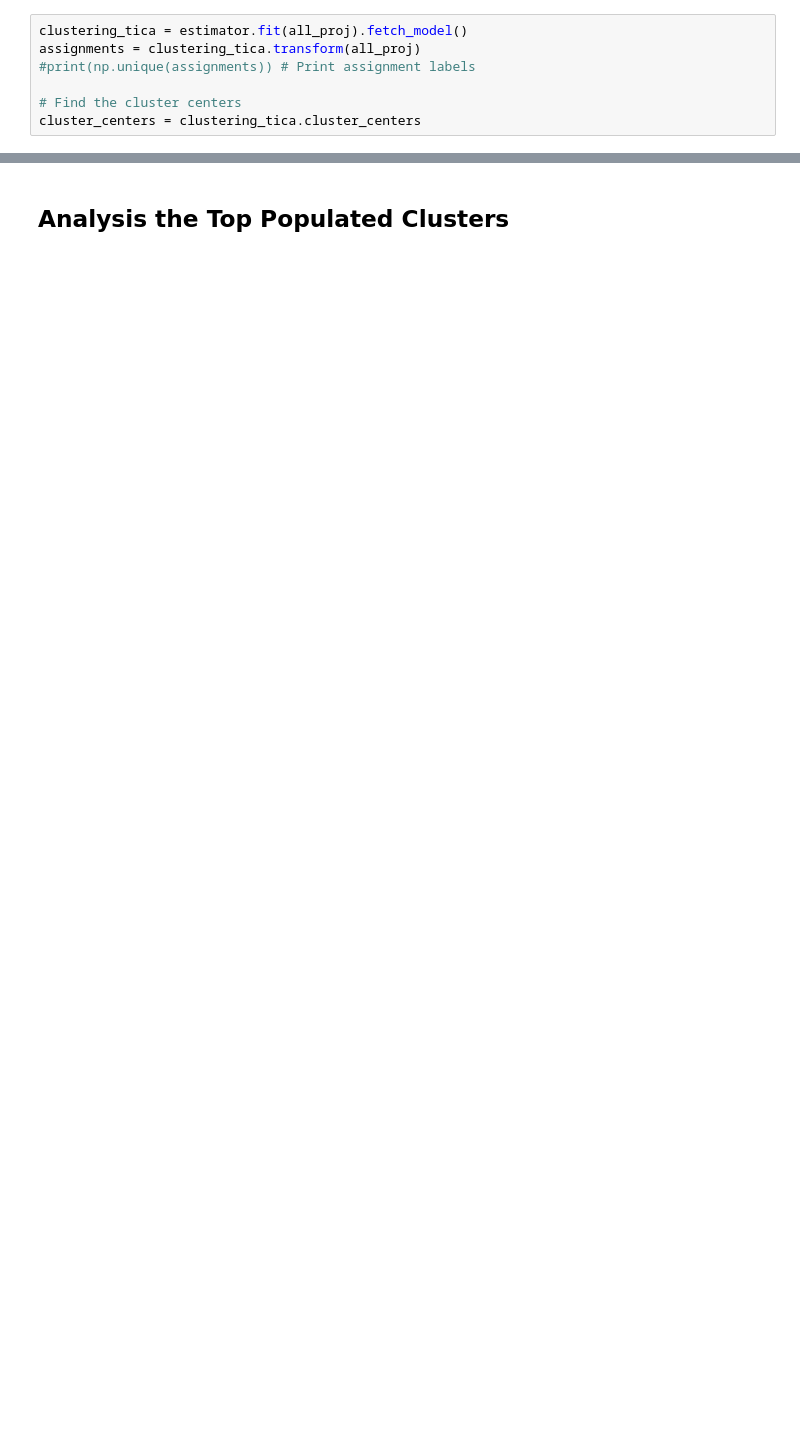
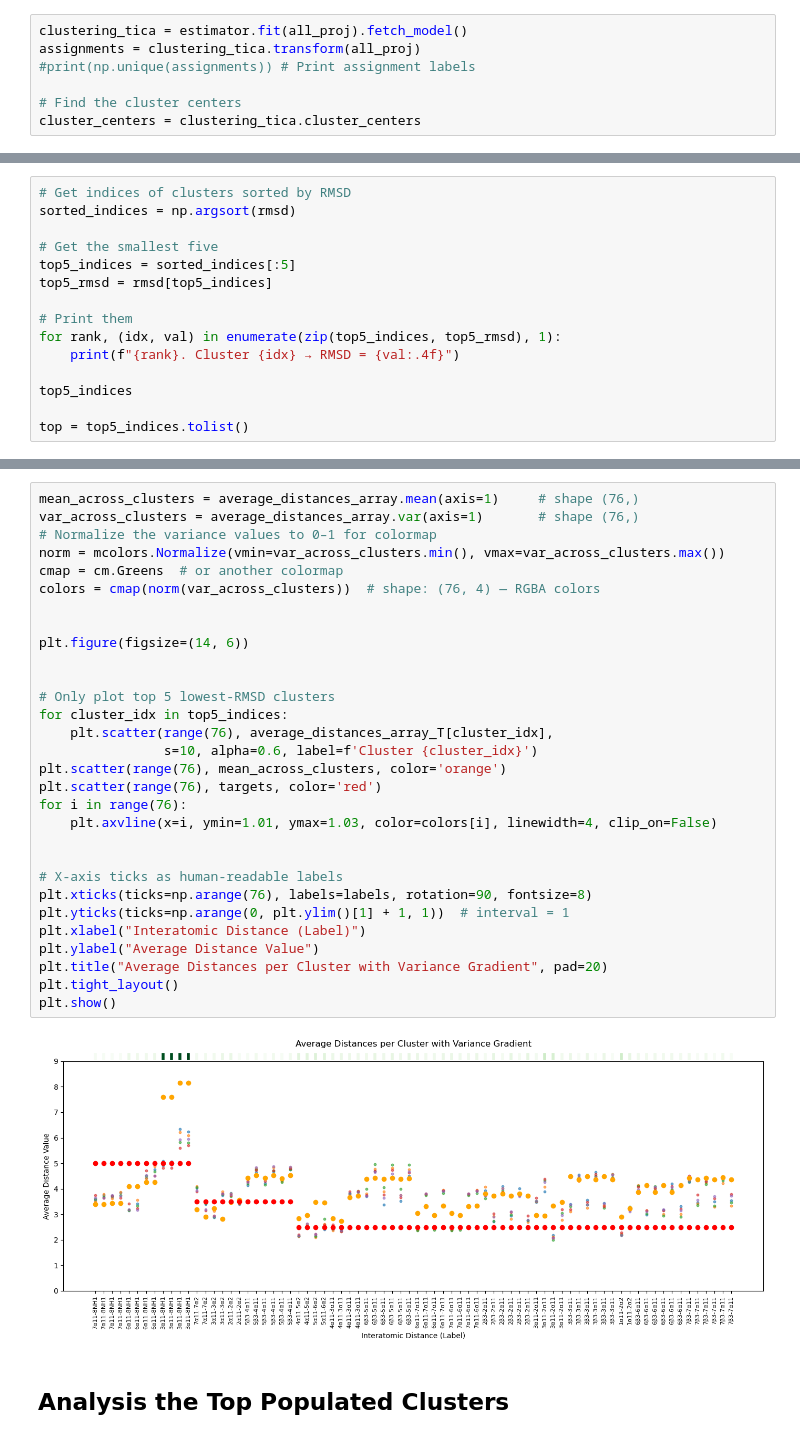
Before and after one commit to vvoelz/nspe-oligomers, a Jupyter notebook: peptoid/nspe_7_1/analysis/clustering_traj.ipynb, the cells around one changed output, grey strips where cells are left out. Drawn from its saved outputs; the diff is of its cells as text; blank space fills up the shorter version.

```diff
--- a/peptoid/nspe_7_1/analysis/clustering_traj.ipynb
+++ b/peptoid/nspe_7_1/analysis/clustering_traj.ipynb
@@ -262,0 +551,15 @@ plt.show()
+# %%
+# Get indices of clusters sorted by RMSD
+sorted_indices = np.argsort(rmsd)
+
+# Get the smallest five
+top5_indices = sorted_indices[:5]
+top5_rmsd = rmsd[top5_indices]
+
+# Print them
+for rank, (idx, val) in enumerate(zip(top5_indices, top5_rmsd), 1):
+    print(f"{rank}. Cluster {idx} → RMSD = {val:.4f}")
+
+top5_indices
+
+top = top5_indices.tolist()
@@ -263,2 +572,34 @@ plt.show()
+# %%
+mean_across_clusters = average_distances_array.mean(axis=1)     # shape (76,)
+var_across_clusters = average_distances_array.var(axis=1)       # shape (76,)
+# Normalize the variance values to 0–1 for colormap
+norm = mcolors.Normalize(vmin=var_across_clusters.min(), vmax=var_across_clusters.max())
+cmap = cm.Greens  # or another colormap
+colors = cmap(norm(var_across_clusters))  # shape: (76, 4) — RGBA colors
+
+
+plt.figure(figsize=(14, 6))
+
+
+# Only plot top 5 lowest-RMSD clusters
+for cluster_idx in top5_indices:
+    plt.scatter(range(76), average_distances_array_T[cluster_idx],
+                s=10, alpha=0.6, label=f'Cluster {cluster_idx}')
+plt.scatter(range(76), mean_across_clusters, color='orange')
+plt.scatter(range(76), targets, color='red')
+for i in range(76):
+    plt.axvline(x=i, ymin=1.01, ymax=1.03, color=colors[i], linewidth=4, clip_on=False)
+
+
+# X-axis ticks as human-readable labels
+plt.xticks(ticks=np.arange(76), labels=labels, rotation=90, fontsize=8)
+plt.yticks(ticks=np.arange(0, plt.ylim()[1] + 1, 1))  # interval = 1
+plt.xlabel("Interatomic Distance (Label)")
+plt.ylabel("Average Distance Value")
+plt.title("Average Distances per Cluster with Variance Gradient", pad=20)
+plt.tight_layout()
+plt.show()
+# %% [output]
+[figure, added]
 # %% [markdown]
 ## Analysis the Top Populated Clusters
```
Also changed, not shown: parts of 38 cells of this notebook.
